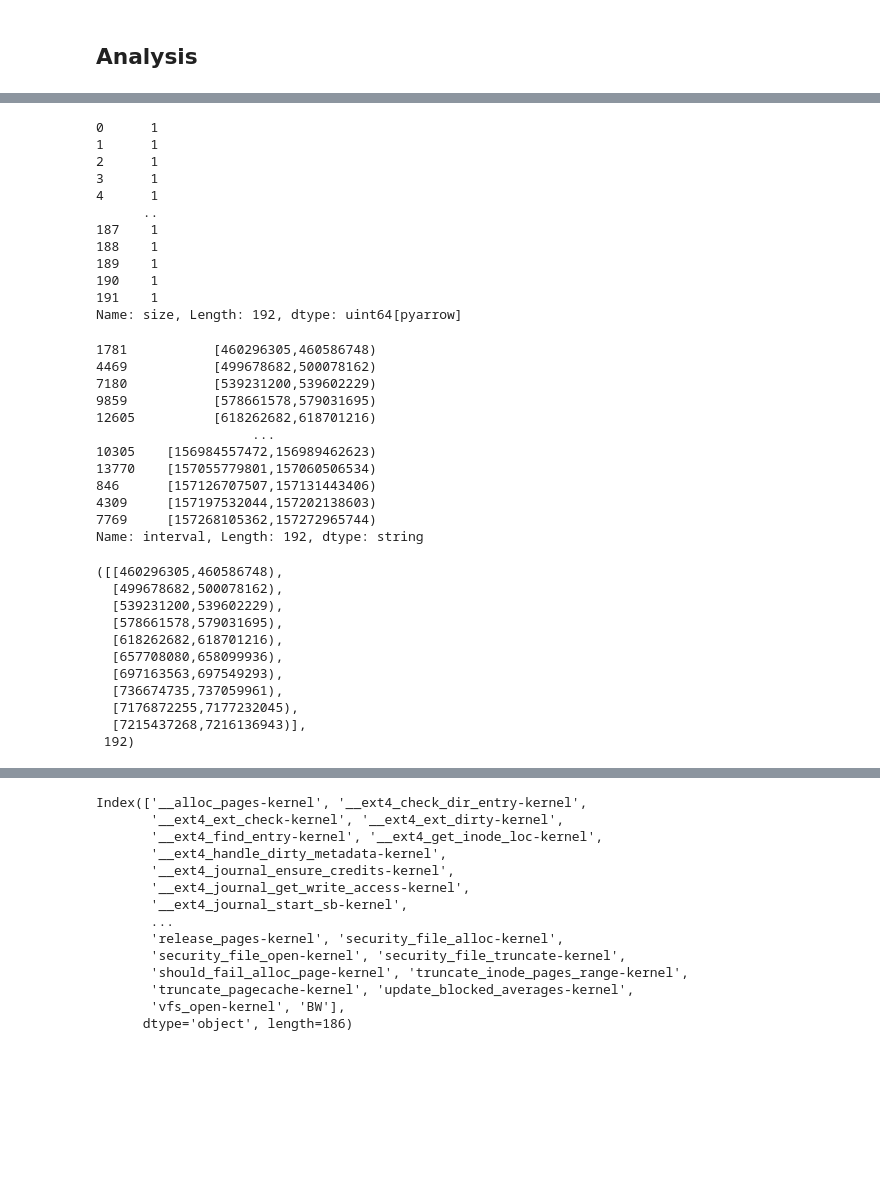
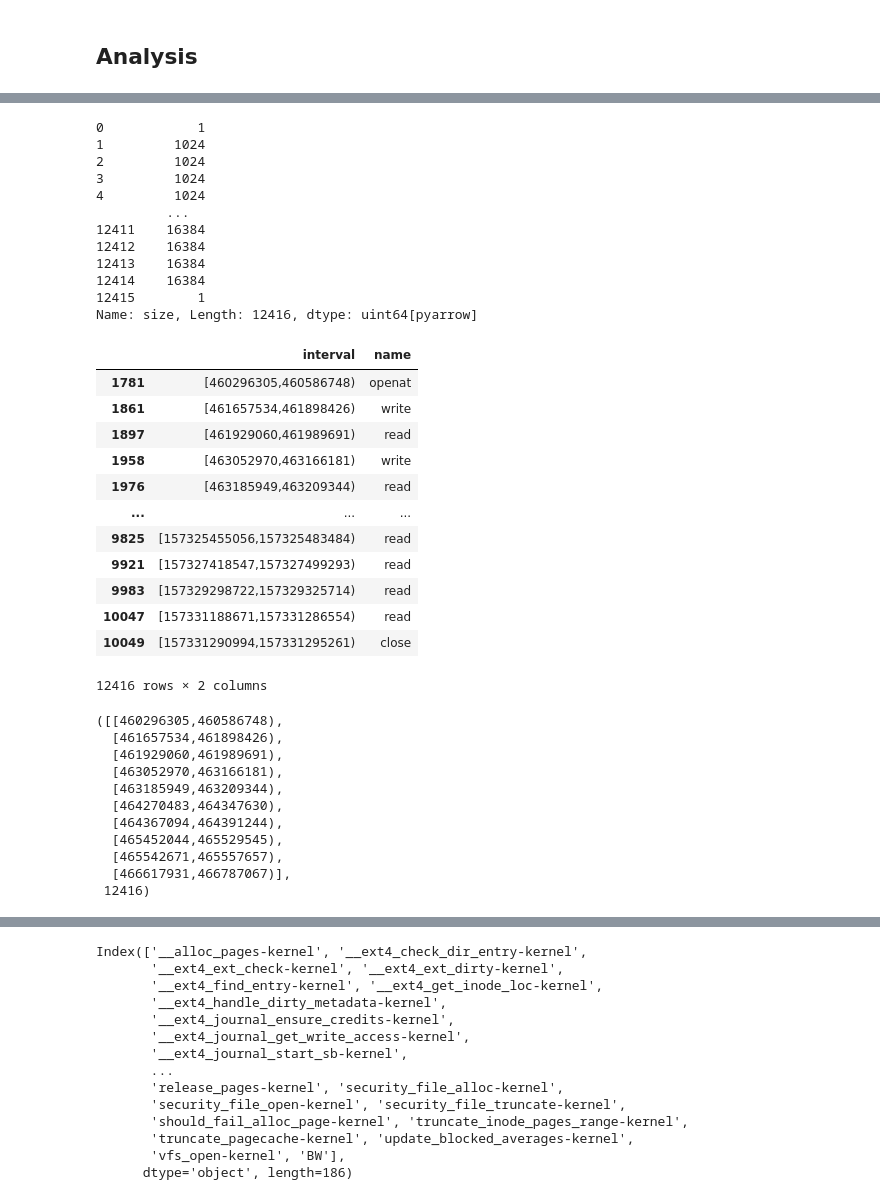
Before and after one commit to hariharan-devarajan/datacrumbs, a Jupyter notebook: analysis/trace_analysis.ipynb, the cells around one changed output, grey strips where cells are left out. Cells and saved outputs as stored; diff of their text form; code cells hidden in the pictures; blank space fills up the shorter version.

```diff
--- a/analysis/trace_analysis.ipynb
+++ b/analysis/trace_analysis.ipynb
@@ -280,7 +281,7 @@ event.query("fhash.isin(@value)", local_dict={"value": fhashes}).compute()
 ## Analysis
 # %%
 
-interesting_events = event.query("fhash.isin(@value) and name == @ops", local_dict={"value": fhashes, "ops": ops}).sort_values("ts")
+interesting_events = event.query("fhash.isin(@value)", local_dict={"value": fhashes}).sort_values("ts")
 interesting_events.compute()
 # %% [output]
 |  | hhash | pid | tid | cat | name | type | ts | te | dur | interval | size | ... |
@@ -301,34 +302,35 @@ interesting_events["combined_name"] = interesting_events["name"] + "-" + interes
 ts_events = interesting_events[["size"]].compute().reset_index().drop("index", axis=1)
 ts_events["size"].fillna(value=1.0)
 # %% [output]
-0      1
-1      1
-2      1
-3      1
-4      1
-      ..
-187    1
-188    1
-189    1
-190    1
-191    1
-Name: size, Length: 192, dtype: uint64[pyarrow]
+0            1
+1         1024
+2         1024
+3         1024
+4         1024
+         ...
+12411    16384
+12412    16384
+12413    16384
+12414    16384
+12415        1
+Name: size, Length: 12416, dtype: uint64[pyarrow]
 # %%
-interesting_intervals  = interesting_events["interval"].compute()
+interesting_intervals  = interesting_events[["interval","name"]].compute()
 interesting_intervals
 # %% [output]
+|  | interval | name |
+| 1781 | [460296305,460586748) | openat |
+| 1861 | [461657534,461898426) | write |
+| 1897 | [461929060,461989691) | read |
+| 1958 | [463052970,463166181) | write |
+| 1976 | [463185949,463209344) | read |
+| ... | ... | ... |
+| 9825 | [157325455056,157325483484) | read |
+| 9921 | [157327418547,157327499293) | read |
+| 9983 | [157329298722,157329325714) | read |
+| 10047 | [157331188671,157331286554) | read |
+| 10049 | [157331290994,157331295261) | close |
-1781           [460296305,460586748)
-4469           [499678682,500078162)
-7180           [539231200,539602229)
-9859           [578661578,579031695)
-12605          [618262682,618701216)
-                    ...
-10305    [156984557472,156989462623)
-13770    [157055779801,157060506534)
-846      [157126707507,157131443406)
-4309     [157197532044,157202138603)
-7769     [157268105362,157272965744)
-Name: interval, Length: 192, dtype: string
+12416 rows × 2 columns
 # %%
 
 # interesting_events["interval"] = interesting_events.apply(lambda x: I.to_string(I.closed(x["ts"], x["ts"]+x["dur"])), axis=1)
@@ -347,22 +349,22 @@ def union_portions():
         chunk=lambda s: s.apply(group_func),
         agg=lambda s: s.apply(group_func)
     )
-relevant_intervals = interesting_events.reduction(chunk=lambda s: s.apply(group_func), aggregate=lambda s1: s1.apply(group_func))["interval"].compute()
+relevant_intervals = interesting_events[["interval"]].reduction(chunk=lambda s: s.apply(group_func), aggregate=lambda s1: s1.apply(group_func))["interval"].compute()
 relevant_intervals = I.from_string(relevant_intervals, int)
 relevant_intervals_list = list(relevant_intervals)
 relevant_intervals_list[:10], len(relevant_intervals_list)
 # %% [output]
 ([[460296305,460586748),
-  [499678682,500078162),
-  [539231200,539602229),
-  [578661578,579031695),
-  [618262682,618701216),
-  [657708080,658099936),
-  [697163563,697549293),
-  [736674735,737059961),
-  [7176872255,7177232045),
-  [7215437268,7216136943)],
- 192)
+  [461657534,461898426),
+  [461929060,461989691),
+  [463052970,463166181),
+  [463185949,463209344),
+  [464270483,464347630),
+  [464367094,464391244),
+  [465452044,465529545),
+  [465542671,465557657),
+  [466617931,466787067)],
+ 12416)
 # %%
 min_ts = relevant_intervals_list[0].lower
 max_te = relevant_intervals_list[-1].upper
```
Also changed, not shown: parts of 8 cells of this notebook, 1 other file.
